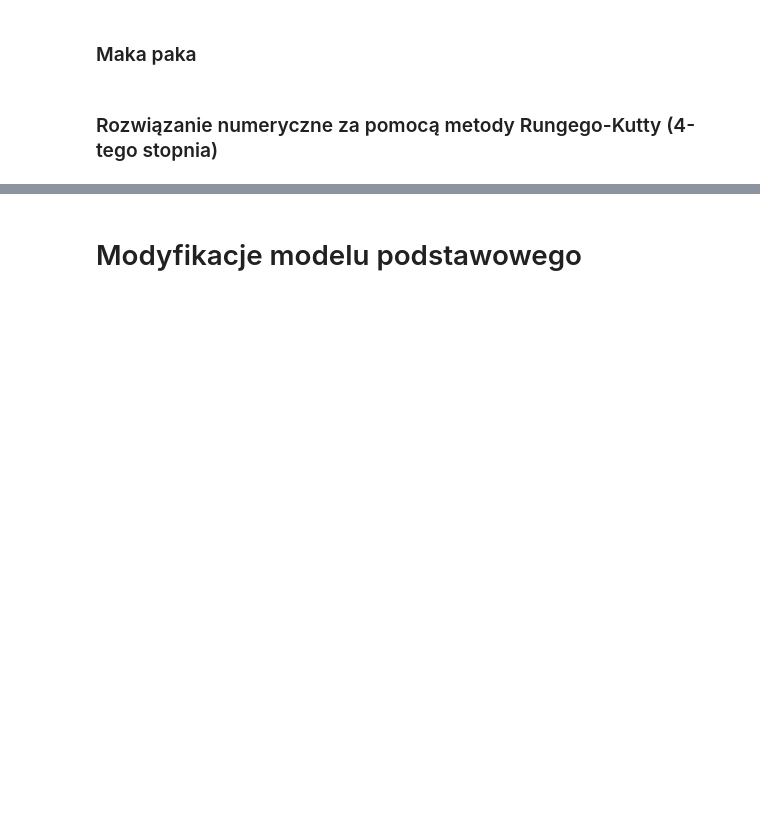
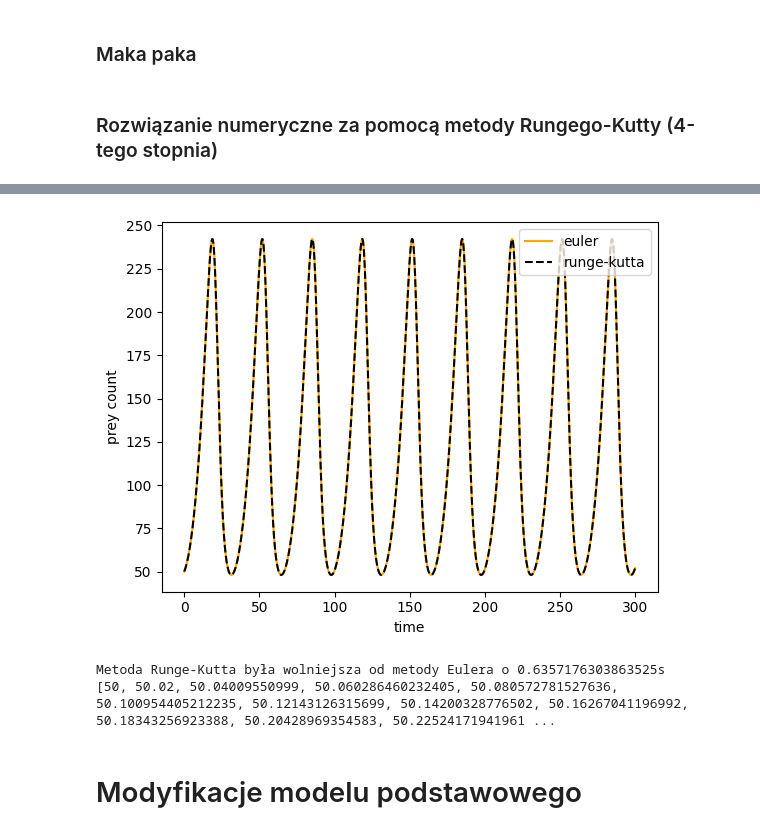
Before and after one commit to definitelynotbercik/Lotka-Volterra, a Jupyter notebook: main.ipynb, the cells around one changed output, grey strips where cells are left out. Drawn from its saved outputs; the diff is of its cells as text; code cells hidden in the pictures; blank space fills up the shorter version.

```diff
--- a/main.ipynb
+++ b/main.ipynb
@@ -293,2 +328,35 @@ plt.show()
+# %%
+import time
+
+x_0 = 50
+y_0 = 40
+a = 0.14
+b = 0.0025
+d = 0.0025
+c = 0.3
+h = 0.01
+t_end = 300
+
+es = time.time()
+x_e, y_e, t_e = predator_prey_euler(x_0, y_0, a, b, d, c, t_end, h)
+ee = time.time()
+t, y_rk = calculate_lotka_volterra_with_runge_kutta(np.array([x_0, y_0]), t_end, a, b, d, c ,h)
+rke = time.time()
+
+plt.plot(t, x_e, color="orange", label="euler")
+plt.plot(t, y_rk[:, 0], color="black", label="runge-kutta", linestyle="dashed")
+plt.legend(loc="upper right")
+plt.xlabel("time")
+plt.ylabel("prey count")
+plt.show()
+
+euler_time = ee - es
+runge_kutta_time = rke-ee
+
+print(f"Metoda Runge-Kutta była wolniejsza od metody Eulera o {runge_kutta_time - euler_time}s")
+# %% [output]
+[figure, added]
+Metoda Runge-Kutta była wolniejsza od metody Eulera o 0.6357176303863525s
+[50, 50.02, 50.04009550999, 50.060286460232405, 50.080572781527636, 50.100954405212235, 50.12143126315699, 50.14200328776502, 50.16267041196992, 50.18343256923388, 50.20428969354583, 50.22524171941961 ...
 # %% [markdown]
 # Modyfikacje modelu podstawowego <a id="4"></a>
```
Also changed, not shown: parts of 7 cells of this notebook.
